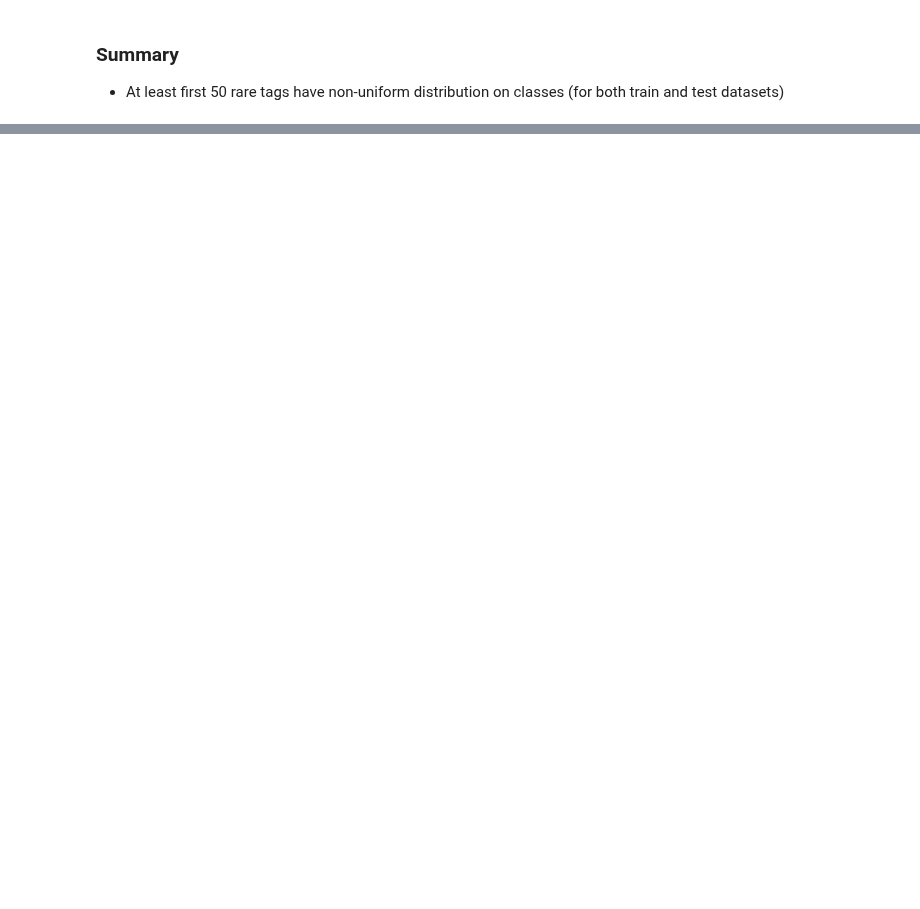
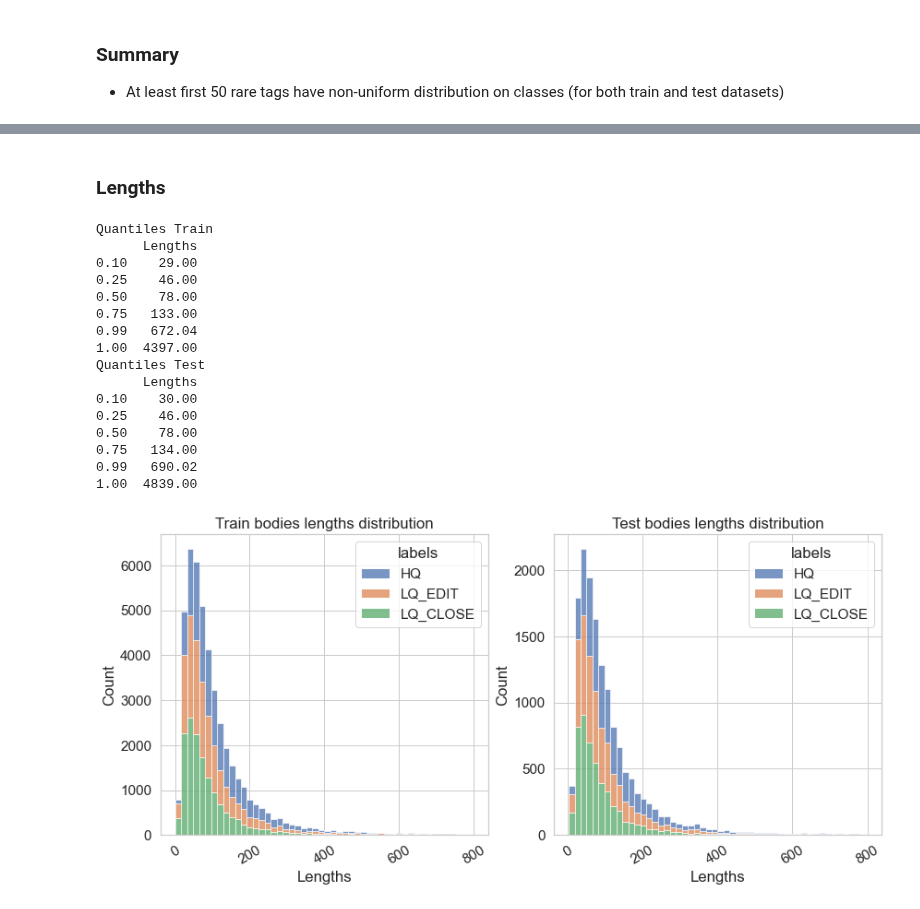
Before and after one commit to ML-Competitions/NLP-UNN, a Jupyter notebook: [EDA+NLP] Stack Overflow Questions notebook.ipynb, the cells around one changed output, grey strips where cells are left out. Cells and saved outputs as stored; diff of their text form; code cells hidden in the pictures; blank space fills up the shorter version.

```diff
--- a/[EDA+NLP] Stack Overflow Questions notebook.ipynb
+++ b/[EDA+NLP] Stack Overflow Questions notebook.ipynb
@@ -543,0 +520,16 @@ workers=num_cores, alpha=1e-5, eta=5e-1)
+# %%
+bodies = {}
+titles = {}
+label_map={'HQ': 0, 'LQ_EDIT': 1, 'LQ_CLOSE': 2}
+reverse_label_map={0: 'HQ', 1: 'LQ_EDIT', 2: 'LQ_CLOSE'}
+
+for idx, (dataset_name, dataset) in enumerate(datasets):
+    bodies[dataset_name] = {}
+    titles[dataset_name] = {}
+    for idx, row in dataset.iterrows():
+        processed_body = preprocess_body(row['Body'])
+        processed_title = preprocess_title(row['Title'])
+        if len(processed_body) == 0 or len(processed_title) == 0:
+            continue
+        bodies[dataset_name][idx] = (processed_body, label_map[row['Y']])
+        titles[dataset_name][idx] = (processed_title, label_map[row['Y']])
@@ -543,0 +556,41 @@ workers=num_cores, alpha=1e-5, eta=5e-1)
+# %% [markdown]
+### Lengths
+# %%
+palette = {'HQ': 'C0', 'LQ_EDIT': 'C1', 'LQ_CLOSE': 'C2'}
+hue_order = ['HQ', 'LQ_EDIT', 'LQ_CLOSE']
+# %%
+fig, axes = plt.subplots(1, 2, figsize=(14, 6))
+target_dict = bodies
+
+for idx, (dataset_name, dataset) in enumerate(datasets):
+    lengths = []
+    labels = []
+    for key, value in target_dict[dataset_name].items():
+        lengths.append(len(value[0]))
+        labels.append(reverse_label_map[value[1]])
+    df = pd.DataFrame(data={'Lengths': lengths, 'labels': labels})
+    print(f'Quantiles {dataset_name}')
+    print(df.quantile([0.1, 0.25, 0.5, 0.75, 0.99, 1]))
+    df = df[df['Lengths'] < 800]
+    sns.histplot(data=df, x='Lengths', bins=50, multiple='stack', hue='labels', ax=axes[idx],
+                palette=palette, hue_order=hue_order)
+    axes[idx].set_title(f'{dataset_name} bodies lengths distribution')
+    plt.setp(axes[idx].xaxis.get_ticklabels(), rotation=30)
+# %% [output]
+Quantiles Train
+      Lengths
+0.10    29.00
+0.25    46.00
+0.50    78.00
+0.75   133.00
+0.99   672.04
+1.00  4397.00
+Quantiles Test
+      Lengths
+0.10    30.00
+0.25    46.00
+0.50    78.00
+0.75   134.00
+0.99   690.02
+1.00  4839.00
+[figure, added]
```
Also changed, not shown: parts of 19 cells of this notebook.
